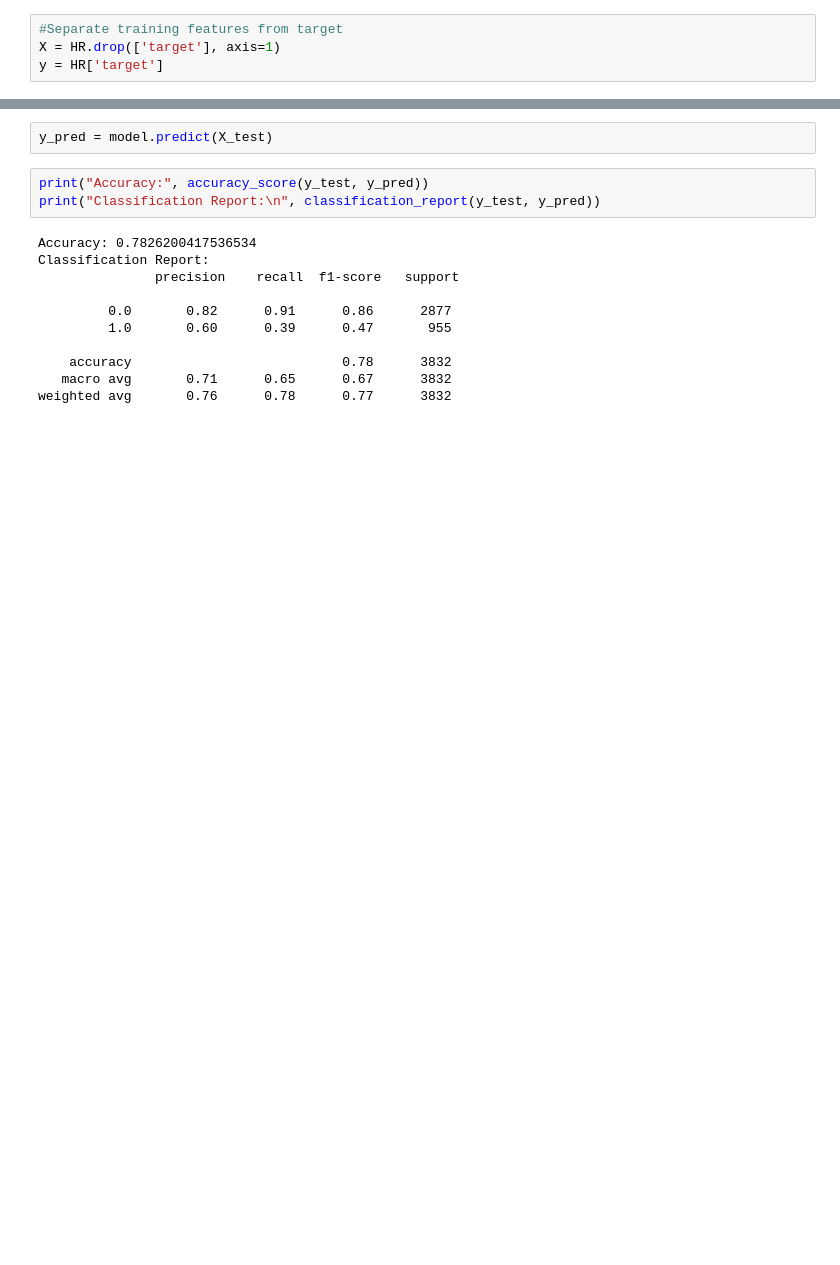
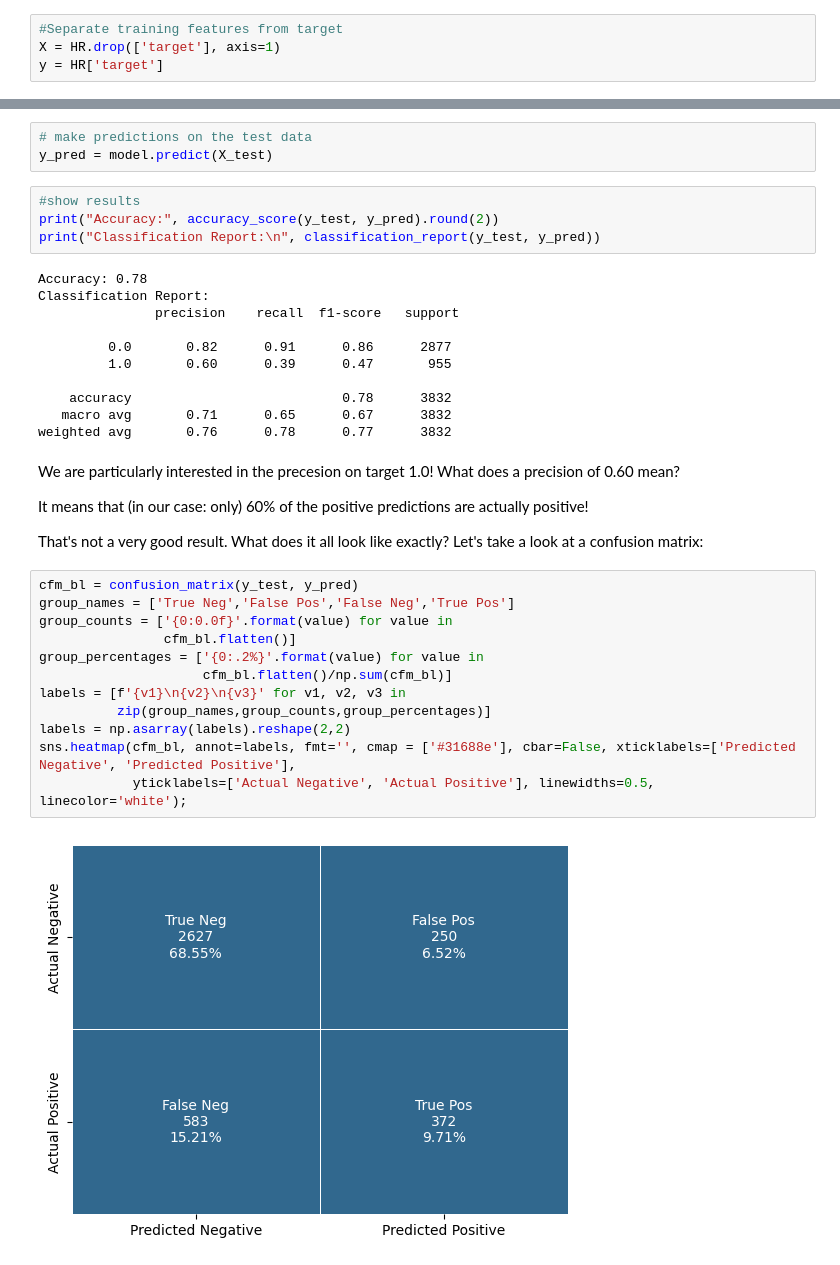
Before and after one commit to scheinmensch/HR-Analytics, a Jupyter notebook: Model.ipynb, the cells around one changed output, grey strips where cells are left out. Cells and saved outputs as stored; diff of their text form; blank space fills up the shorter version.

```diff
--- a/Model.ipynb
+++ b/Model.ipynb
@@ -74,12 +116,14 @@ Pipeline(steps=[('preprocessor',
                                                    'last_new_job'])])),
                 ('classifier', LogisticRegression(random_state=42))])
 # %%
+# make predictions on the test data
 y_pred = model.predict(X_test)
 # %%
-print("Accuracy:", accuracy_score(y_test, y_pred))
+#show results
+print("Accuracy:", accuracy_score(y_test, y_pred).round(2))
 print("Classification Report:\n", classification_report(y_test, y_pred))
 # %% [output]
-Accuracy: 0.7826200417536534
+Accuracy: 0.78
 Classification Report:
                precision    recall  f1-score   support
 
@@ -89,3 +133,23 @@ Classification Report:
     accuracy                           0.78      3832
    macro avg       0.71      0.65      0.67      3832
 weighted avg       0.76      0.78      0.77      3832
+# %% [markdown]
+We are particularly interested in the precesion on target 1.0! What does a precision of 0.60 mean?
+
+It means that (in our case: only) 60% of the positive predictions are actually positive!
+
+That's not a very good result. What does it all look like exactly? Let's take a look at a confusion matrix:
+# %%
+cfm_bl = confusion_matrix(y_test, y_pred)
+group_names = ['True Neg','False Pos','False Neg','True Pos']
+group_counts = ['{0:0.0f}'.format(value) for value in
+                cfm_bl.flatten()]
+group_percentages = ['{0:.2%}'.format(value) for value in
+                     cfm_bl.flatten()/np.sum(cfm_bl)]
+labels = [f'{v1}\n{v2}\n{v3}' for v1, v2, v3 in
+          zip(group_names,group_counts,group_percentages)]
+labels = np.asarray(labels).reshape(2,2)
+sns.heatmap(cfm_bl, annot=labels, fmt='', cmap = ['#31688e'], cbar=False, xticklabels=['Predicted Negative', 'Predicted Positive'],
+            yticklabels=['Actual Negative', 'Actual Positive'], linewidths=0.5, linecolor='white');
+# %% [output]
+[figure, added]
```
Also changed, not shown: parts of 11 cells of this notebook, 1 other file.
